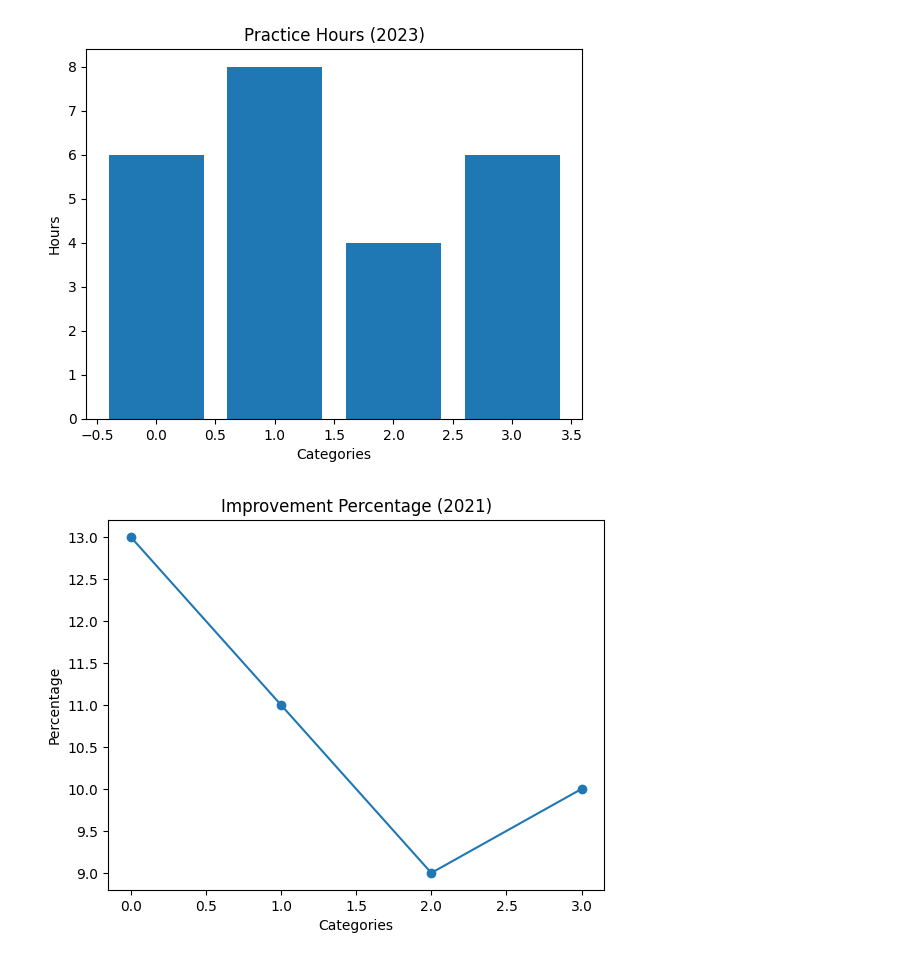
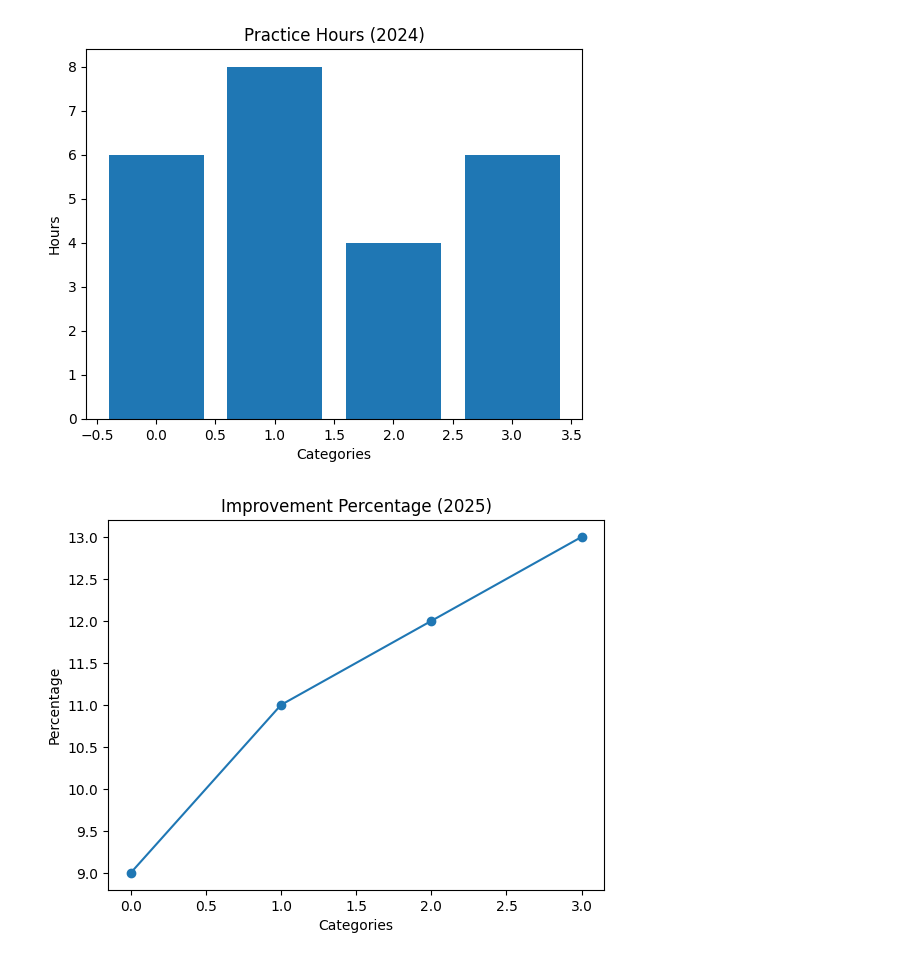
Before and after one commit to Uriyann/ITCS204---Codes, a Jupyter notebook: Hands-On_ComLab/HANDSON_ACT3_FINALS_-_NUMPY_&_MATPLOT.ipynb, the cells around one changed output. Cells and saved outputs as stored; diff of their text form; code cells hidden in the pictures.

```diff
--- a/Hands-On_ComLab/HANDSON_ACT3_FINALS_-_NUMPY_&_MATPLOT.ipynb
+++ b/Hands-On_ComLab/HANDSON_ACT3_FINALS_-_NUMPY_&_MATPLOT.ipynb
@@ -51,19 +51,25 @@ improvement_matrix = np.array([
     [14, 18, 20, 15],
     [11,  9, 10, 12],
     [16, 19, 14, 17],
-    [13, 11,  12, 10]
+    [9, 11,  12, 13]
 ])
 
-# Matrix 3: Skill difficulty index
+# Matrix 3: Skill difficulty
 difficulty_matrix = np.array([
     [6, 7, 8, 5],
-    [7, 4, 6, 9]
+    [5, 6, 9, 4],
+    [7, 6, 5, 6],
+    [8, 5, 6, 7],
+    [6, 7, 4, 8]
 ])
 
-# Matrix 4: Performance score matrix
+# Matrix 4: Performance score
 performance_matrix = np.array([
     [70, 75, 80, 85],
-    [60, 65, 70, 75]
+    [78, 82, 88, 90],
+    [72, 70, 76, 80],
+    [85, 88, 90, 92],
+    [80, 83, 85, 87]
 ])
 # %%
 # Bar Graph
@@ -78,10 +85,10 @@ plt.show()
 # %%
 # Line Graph
 
 plt.plot(improvement_matrix[4], marker='o')
-plt.title("Improvement Percentage (2021)")
+plt.title("Improvement Percentage (2025)")
 plt.xlabel("Categories")
 plt.ylabel("Percentage")
 plt.show()
 # %% [output]
-[figure, old version]
+[figure, new version]
```
Also changed, not shown: parts of 3 cells of this notebook.
